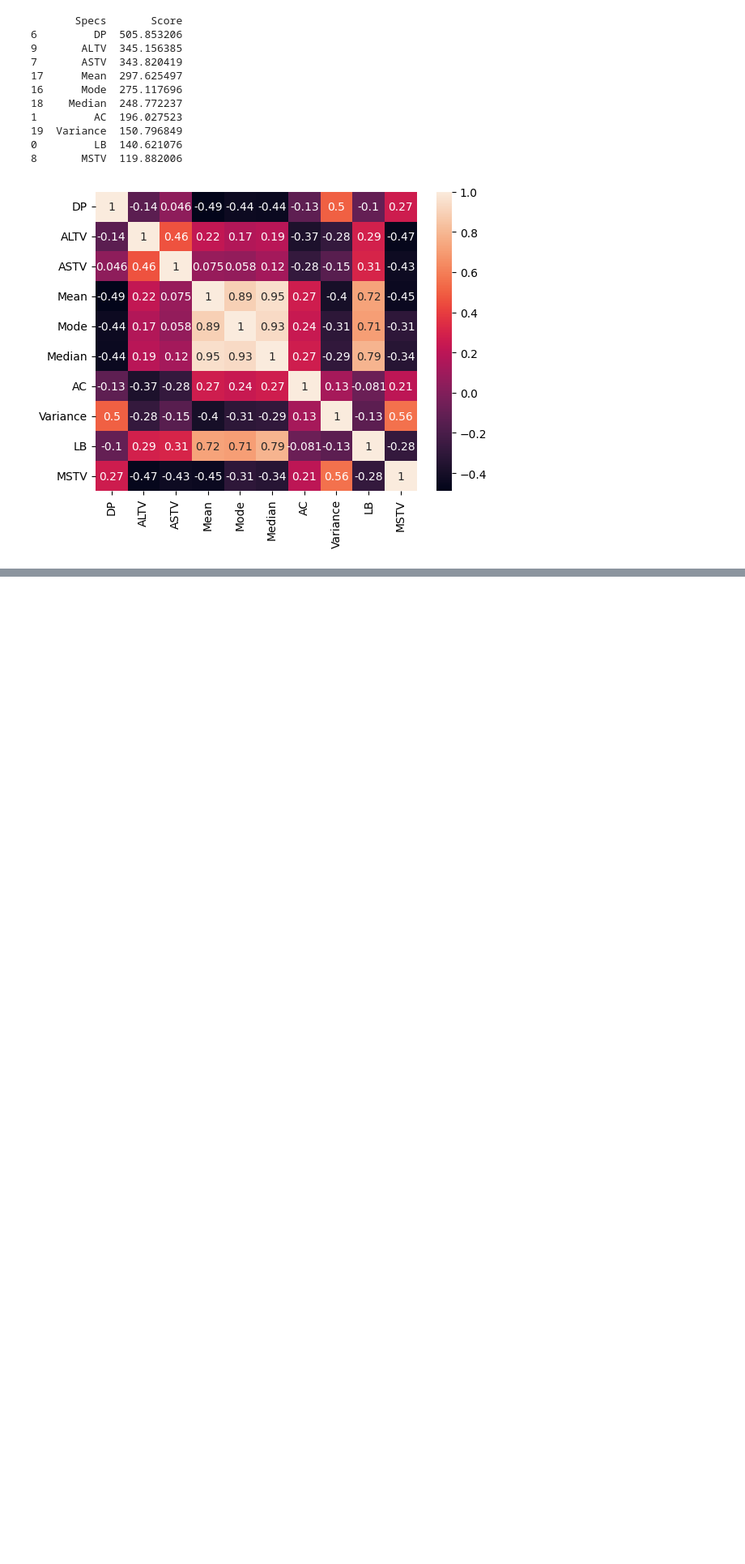
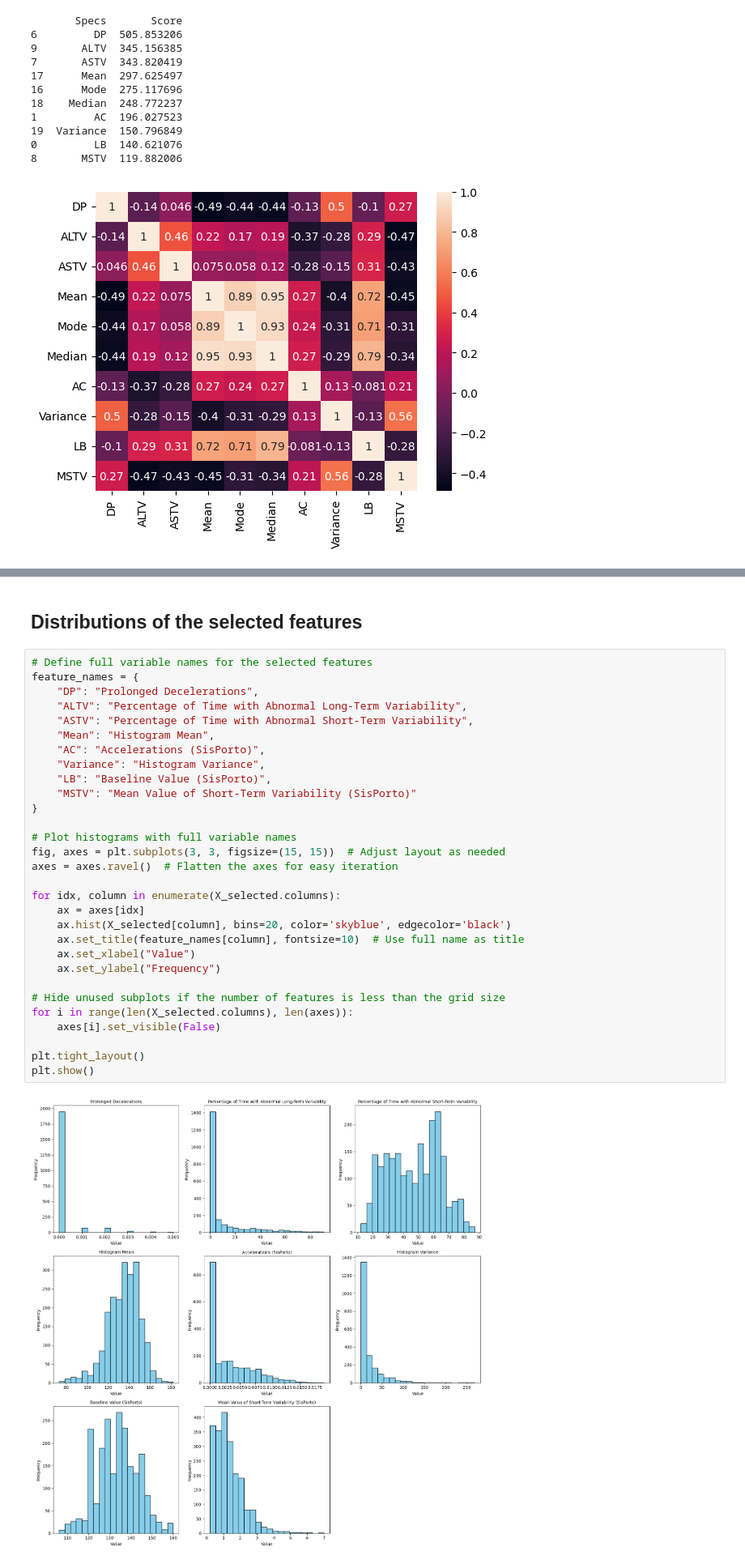
Before and after one commit to marvinschuett/Automated-CTG-analysis, a Jupyter notebook: 1_DatasetCharacteristics/exploratory_data_analysis.ipynb, the cells around one changed output, grey strips where cells are left out. Shown at 81% size. Saved outputs shown, nothing was run; the diff lists cells and outputs as text; blank space fills up the shorter version.

```diff
--- a/1_DatasetCharacteristics/exploratory_data_analysis.ipynb
+++ b/1_DatasetCharacteristics/exploratory_data_analysis.ipynb
@@ -236,0 +263,34 @@ X_selected = X_selected.drop(['Mode', 'Median'], axis=1)
+# %% [markdown]
+## Distributions of the selected features
+# %%
+# Define full variable names for the selected features
+feature_names = {
+    "DP": "Prolonged Decelerations",
+    "ALTV": "Percentage of Time with Abnormal Long-Term Variability",
+    "ASTV": "Percentage of Time with Abnormal Short-Term Variability",
+    "Mean": "Histogram Mean",
+    "AC": "Accelerations (SisPorto)",
+    "Variance": "Histogram Variance",
+    "LB": "Baseline Value (SisPorto)",
+    "MSTV": "Mean Value of Short-Term Variability (SisPorto)"
+}
+
+# Plot histograms with full variable names
+fig, axes = plt.subplots(3, 3, figsize=(15, 15))  # Adjust layout as needed
+axes = axes.ravel()  # Flatten the axes for easy iteration
+
+for idx, column in enumerate(X_selected.columns):
+    ax = axes[idx]
+    ax.hist(X_selected[column], bins=20, color='skyblue', edgecolor='black')
+    ax.set_title(feature_names[column], fontsize=10)  # Use full name as title
+    ax.set_xlabel("Value")
+    ax.set_ylabel("Frequency")
+
+# Hide unused subplots if the number of features is less than the grid size
+for i in range(len(X_selected.columns), len(axes)):
+    axes[i].set_visible(False)
+
+plt.tight_layout()
+plt.show()
+# %% [output]
+[figure, added]
```
Also changed, not shown: parts of 17 cells of this notebook.
